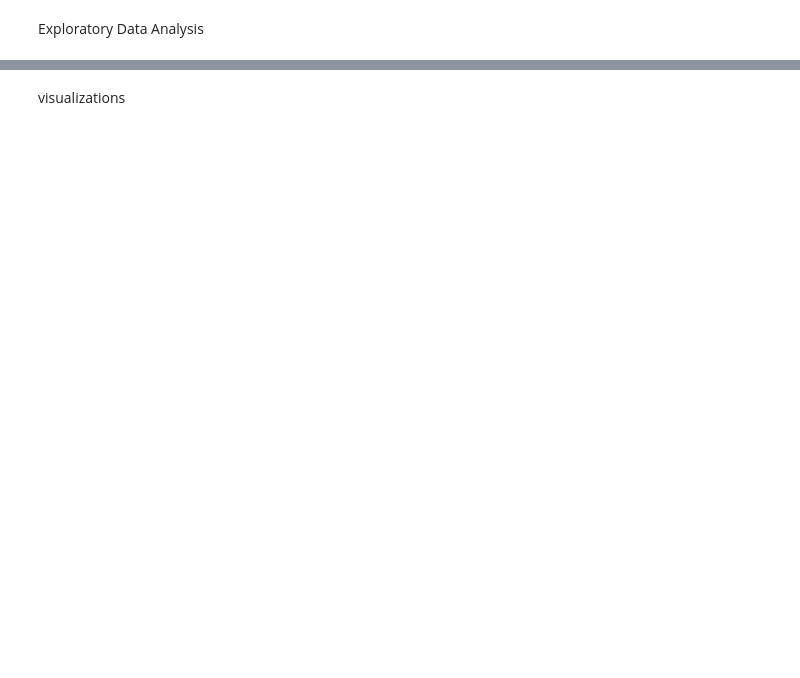
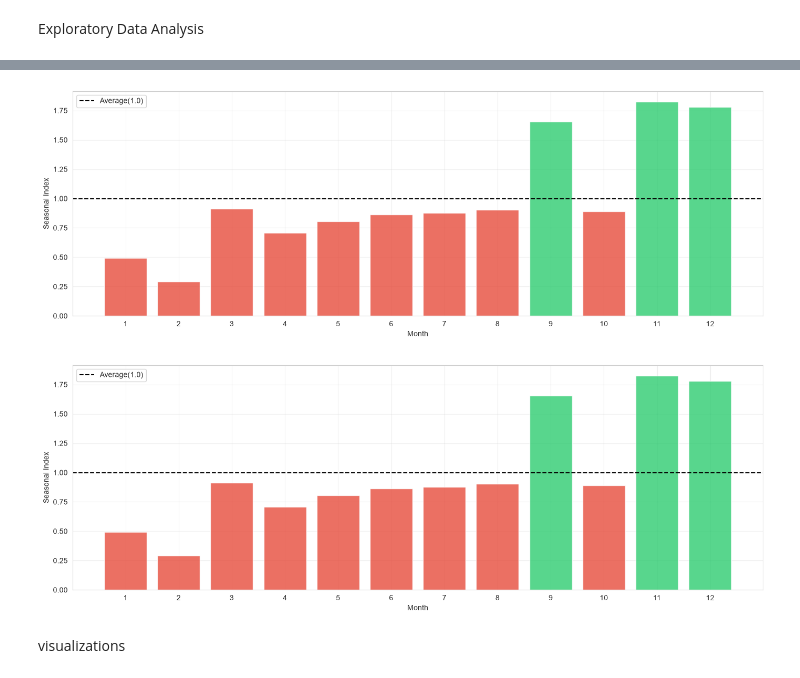
Before and after one commit to z8978630-tech/superstore_analysis, a Jupyter notebook: notebooks/analysis_modular.ipynb, the cells around one changed output, grey strips where cells are left out. Drawn from its saved outputs; the diff is of its cells as text; code cells hidden in the pictures; blank space fills up the shorter version.

```diff
--- a/notebooks/analysis_modular.ipynb
+++ b/notebooks/analysis_modular.ipynb
@@ -91,3 +217,8 @@ All summaries computed!
+# %%
+viz.plot_seasonal_trend(df,'../images_chart/season_trend.png')
+# %% [output]
+[figure, added]
+[figure, added]
 # %% [markdown]
 visualizations
 # %%
```
Also changed, not shown: parts of 28 cells of this notebook, 40 other files.
